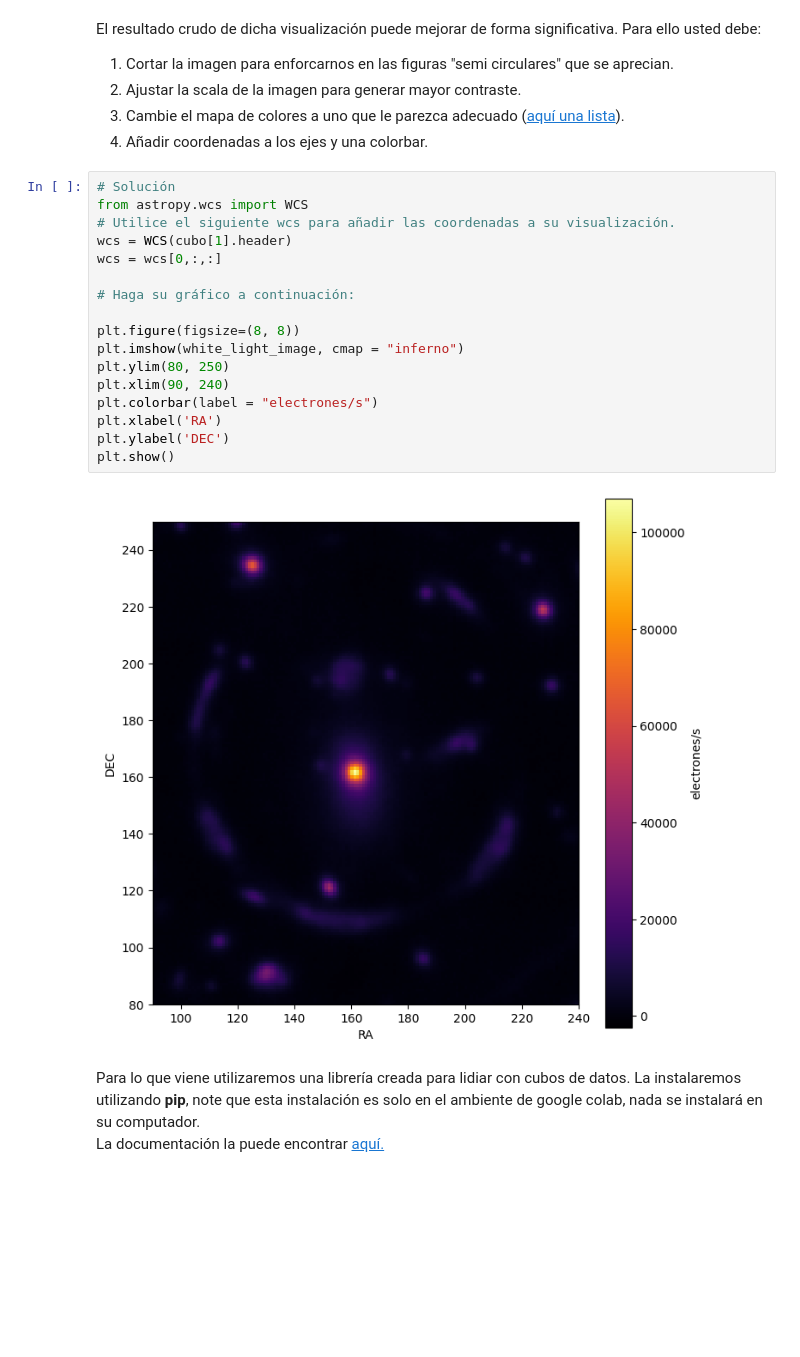
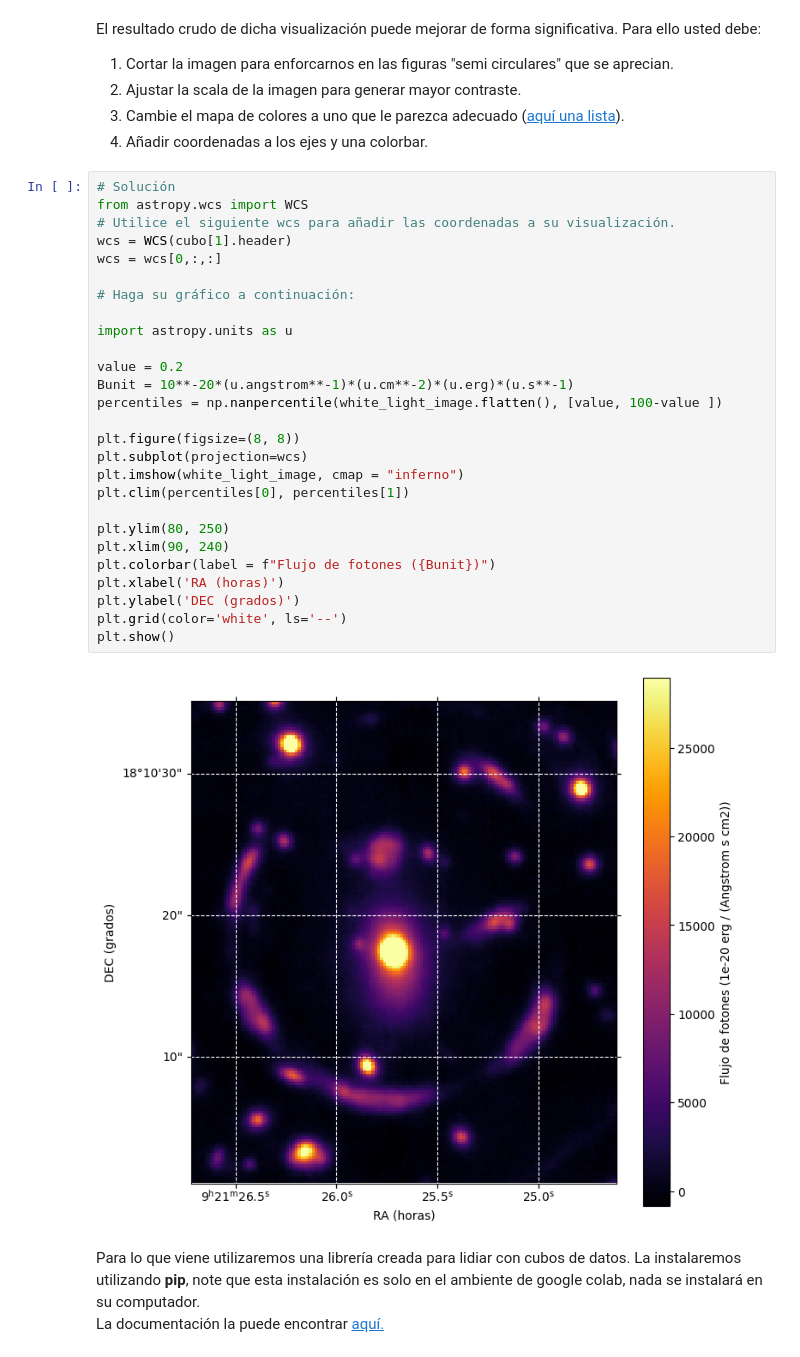
Before and after one commit to Cristobal-Gomez/Tarea-4, a Jupyter notebook: Tarea4.ipynb, the cells around one changed output. Saved outputs shown, nothing was run; the diff lists cells and outputs as text; blank space fills up the shorter version.

```diff
--- a/Tarea4.ipynb
+++ b/Tarea4.ipynb
@@ -158,22 +158,32 @@ Para ello usted debe:
 # %%
 # Solución
 from astropy.wcs import WCS
 # Utilice el siguiente wcs para añadir las coordenadas a su visualización.
 wcs = WCS(cubo[1].header)
 wcs = wcs[0,:,:]
 
 # Haga su gráfico a continuación:
 
+import astropy.units as u
+
+value = 0.2
+Bunit = 10**-20*(u.angstrom**-1)*(u.cm**-2)*(u.erg)*(u.s**-1)
+percentiles = np.nanpercentile(white_light_image.flatten(), [value, 100-value ])
+
 plt.figure(figsize=(8, 8))
+plt.subplot(projection=wcs)
 plt.imshow(white_light_image, cmap = "inferno")
+plt.clim(percentiles[0], percentiles[1])
+
 plt.ylim(80, 250)
 plt.xlim(90, 240)
-plt.colorbar(label = "electrones/s")
-plt.xlabel('RA')
-plt.ylabel('DEC')
+plt.colorbar(label = f"Flujo de fotones ({Bunit})")
+plt.xlabel('RA (horas)')
+plt.ylabel('DEC (grados)')
+plt.grid(color='white', ls='--')
 plt.show()
 # %% [output]
-[figure, old version]
+[figure, new version]
 # %% [markdown]
 Para lo que viene utilizaremos una librería creada para lidiar con cubos de datos.
 La instalaremos utilizando **pip**, note que esta instalación es solo en el ambiente de google colab, nada se instalará en su computador.
```
Also changed, not shown: parts of 3 cells of this notebook.
